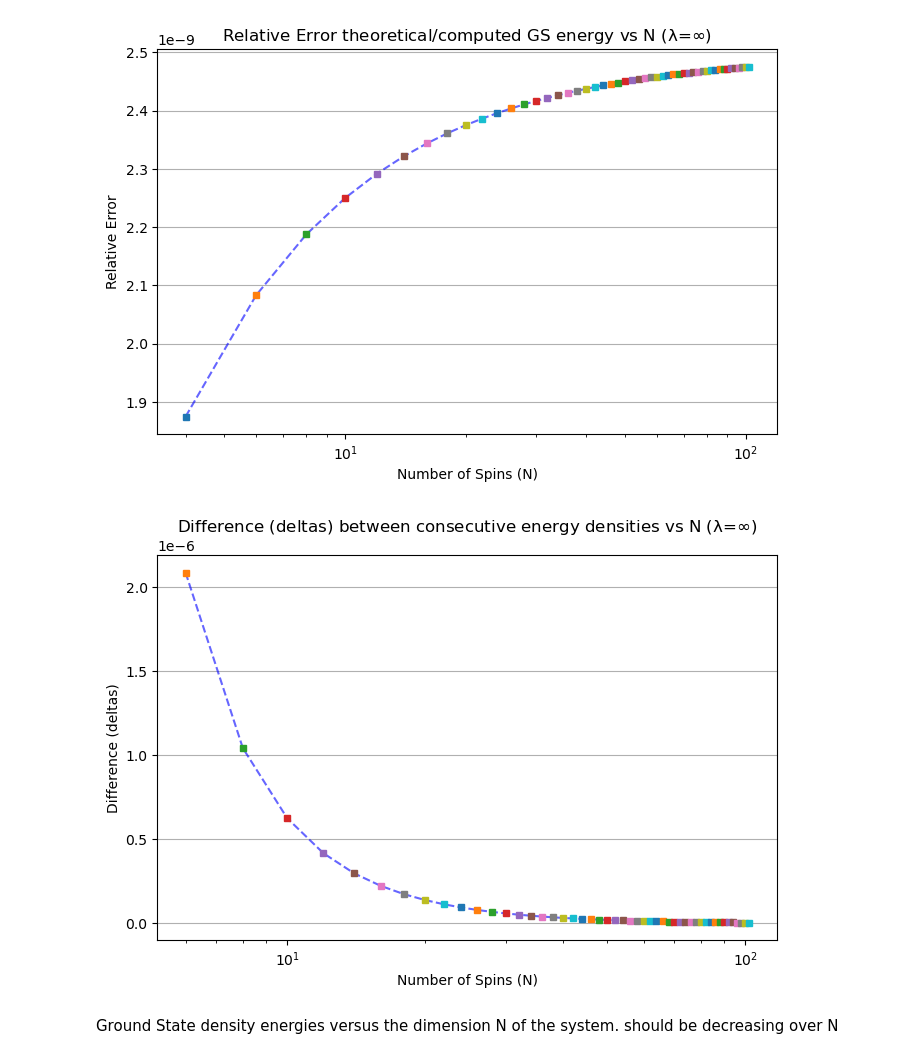
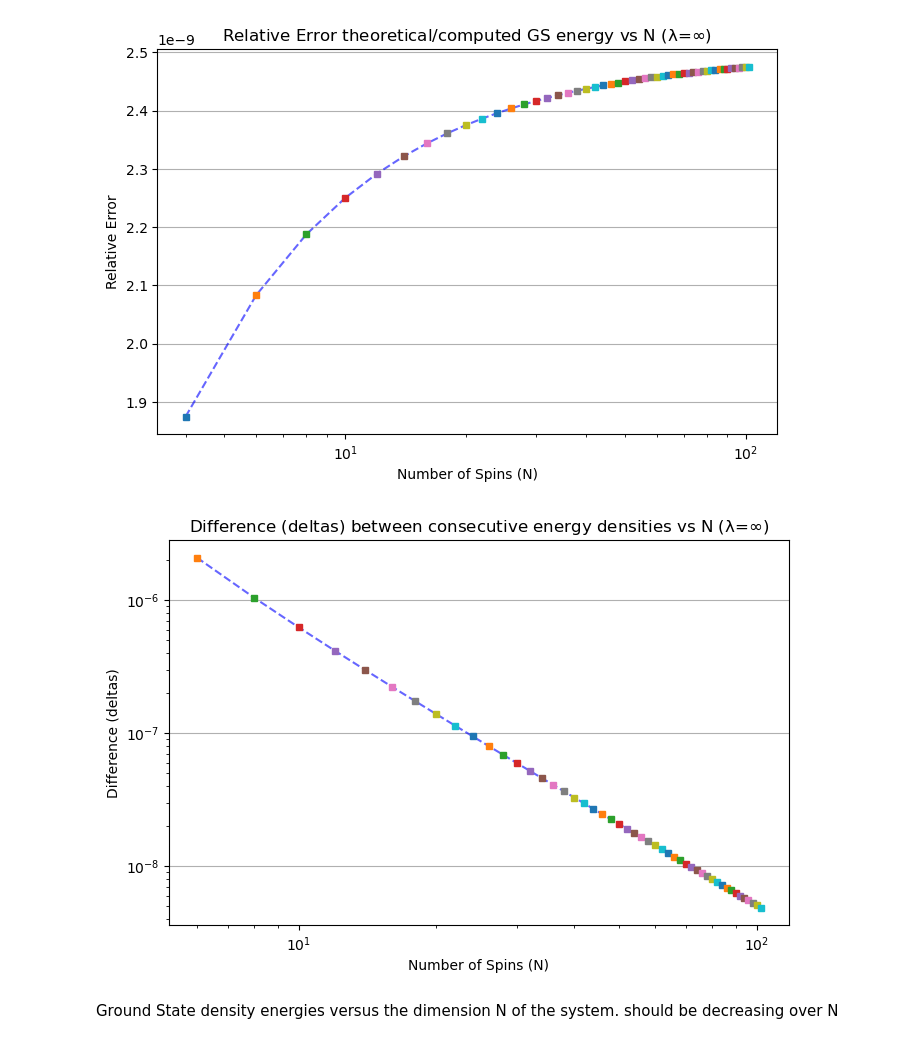
Before and after one commit to sdracia/QIC, a Jupyter notebook: 08_Assignement/infiniteDMRG.ipynb, the cells around one changed output. Cells and saved outputs as stored; diff of their text form; code cells hidden in the pictures.

```diff
--- a/08_Assignement/infiniteDMRG.ipynb
+++ b/08_Assignement/infiniteDMRG.ipynb
@@ -153,19 +146,21 @@ plt.show()
 # %%
 plt.figure(figsize=(8, 5))
 plt.plot(list(deltas_dim.keys()),list(deltas_dim.values()), "--", color = "blue", alpha = 0.6)
 
 id.plot_dict_N_GSen(deltas_dim, "plot")
 
 plt.xscale('log')
+plt.yscale('log')
+
 # plt.xticks(list(deltas_dim.keys()))
 plt.xlabel('Number of Spins (N)')
 plt.ylabel('Difference (deltas)')
 plt.title(f'Difference (deltas) between consecutive energy densities vs N (λ=$\infty$)')
 # plt.legend(loc='upper right')
 plt.grid(axis='y')
 plt.show()
 # %% [output]
-[figure, old version]
+[figure, new version]
 # %% [markdown]
 Ground State density energies versus the dimension N of the system. should be decreasing over N
 # %%
```
Also changed, not shown: parts of 5 cells of this notebook, 1 other file.
